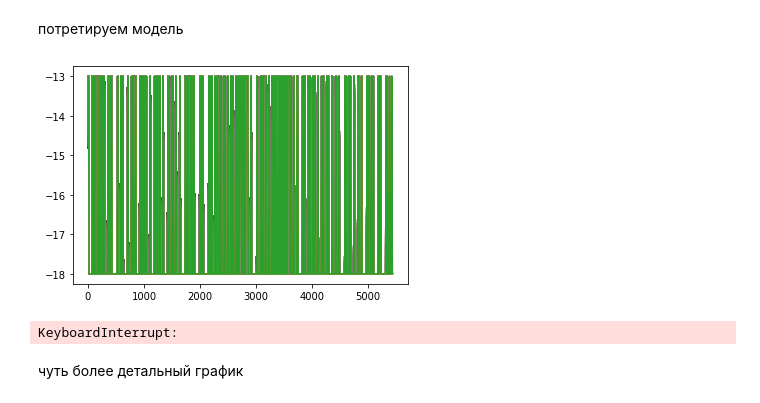
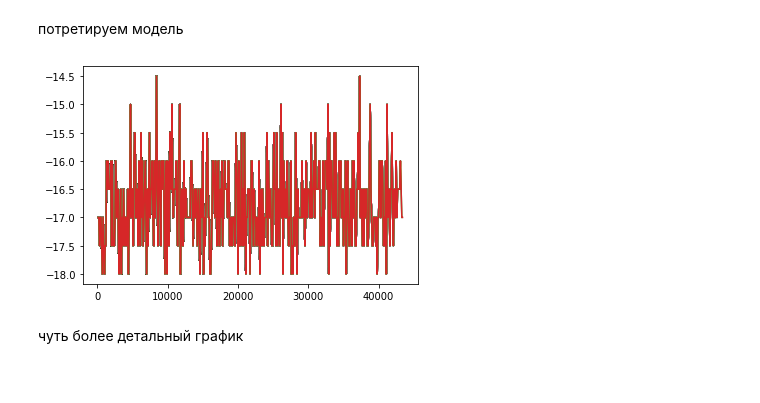
Before and after one commit to MartinsonMichael/raai-summer-school-2019, a Jupyter notebook: simulator/exp1.ipynb, the cells around one changed output. Cells and saved outputs as stored; diff of their text form; code cells hidden in the pictures.

```diff
--- a/simulator/exp1.ipynb
+++ b/simulator/exp1.ipynb
@@ -457,7 +459,7 @@ class Holder:
     Also it is a place to controll hyperparameters of learning process.
     '''
 
-    def __init__(self, session, batch_size=32, hidden_size=16, buffer_size=5 * 1000):
+    def __init__(self, session, batch_size=32, hidden_size=256, buffer_size=50 * 1000):
         self.session = session
         self.batch_size = batch_size
 
@@ -523,6 +525,7 @@ class Holder:
 
     def iterate_over_buffer(self, steps):
         cur_steps = 0
+        is_break = False
         while True:
             indexes = np.arange(len(self.buffer[0]))
             np.random.shuffle(indexes)
@@ -534,7 +537,10 @@ class Holder:
                 )
                 cur_steps += 1
                 if cur_steps >= steps:
-                    raise StopIteration
+                    is_break = True
+                    break
+            if is_break:
+                break
 
     def update_agent(
             self,
@@ -554,11 +560,12 @@ class Holder:
                 need_update_VSmooth=need_update_VSmooth,
             )
 
-    def get_test_game_total_revard(
+    def get_test_game_total_reward(
             self,
             max_steps=1000,
             temperature=10,
-            add_to_memory=True
+            add_to_memory=True,
+            yield_visualization=False,
     ):
         self.reset_env()
         total_revard = 0
@@ -576,6 +583,9 @@ class Holder:
 
             total_revard += reward
 
+#             if yield_visualization:
+#                 yield self.env.state[0], action, reward, done
+
             if done:
                 was_game_finit = True
                 break
@@ -589,6 +599,24 @@ class Holder:
 
         return total_revard
 
+
+    def get_test_game_mean_reward(
+        self,
+        n_games=10,
+        max_steps=1000,
+        temperature=10,
+        add_to_memory=True
+    ):
+        sm = 0
+        for _ in range(n_games):
+            sm += self.get_test_game_total_reward(max_steps, temperature, add_to_memory=False)
+        sm /= n_games
+
+        if add_to_memory:
+            self.history.append([self.update_steps_count, sm])
+
+        return sm
+
     def get_history(self):
         return np.array(self.history)
 # %% [markdown]
@@ -625,26 +660,25 @@ holder.insert_N_sample_to_replay_memory(5000, temperature=0.00001)
 # %%
 fig = plt.figure()
 ax = fig.add_subplot(1, 1, 1)
 
-for i in range(1000):
+for i in range(10 * 1000):
     gamma = min(0.9, 0.1 + i / 500)
-    temperature = min(0.7, 0.2 + (i**0.75 + 100) / 1000)
+    temperature = min(0.7, 0.2 + i / 1000)
 
-    holder.insert_N_sample_to_replay_memory(1000, temperature=temperature)
-    holder.update_agent(update_step_num=10, temperature=temperature, gamma=gamma)
+    holder.insert_N_sample_to_replay_memory(1000, temperature=temperature - 0.1)
+    holder.update_agent(update_step_num=100, temperature=temperature, gamma=gamma)
     holder.agent.update_V_ExpSmooth(0.8)
 
-    holder.get_test_game_total_revard()
+    holder.get_test_game_mean_reward()
 
     clear_output(wait = True)
     ax.plot(holder.get_history()[:, 0], holder.get_history()[:, 1])
     display(fig)
 
 
     plt.pause(0.5)
 # %% [output]
-[figure, old version]
+[figure, new version]
-KeyboardInterrupt:
 # %% [markdown]
 чуть более детальный график
 # %%
```
Also changed, not shown: parts of 6 cells of this notebook, 19 other files.
